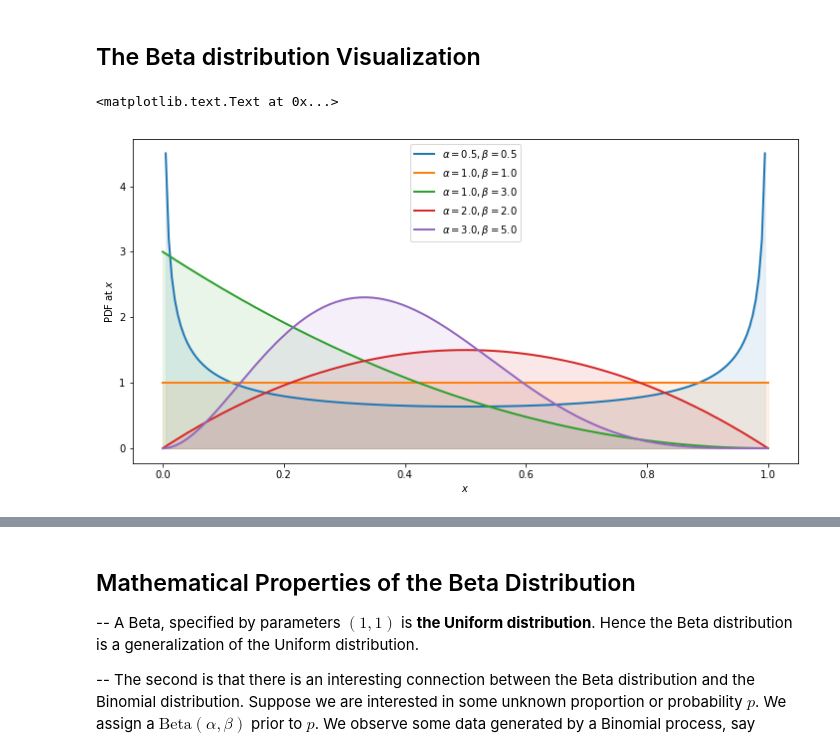
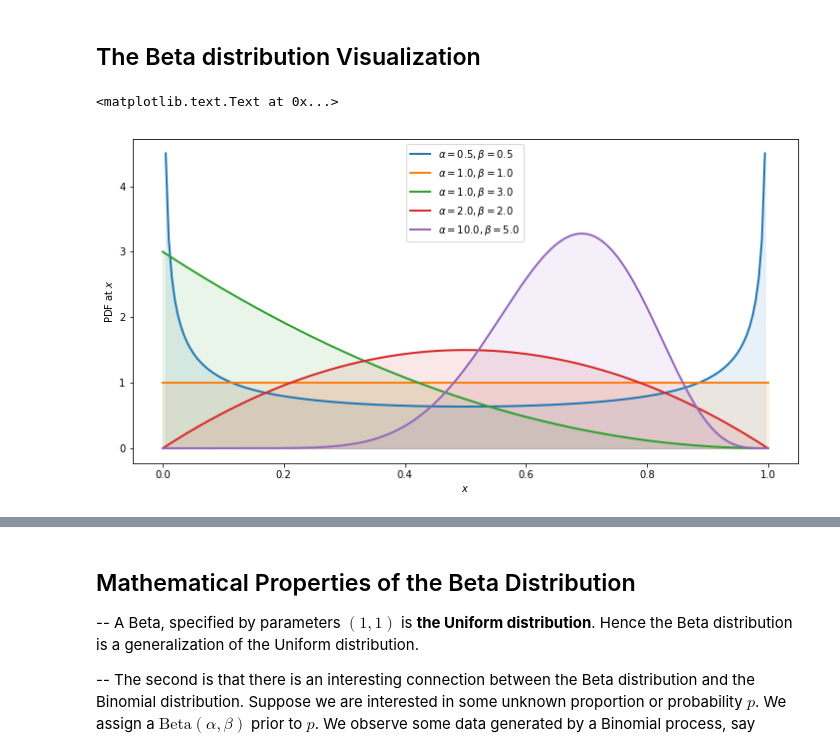
Before and after one commit to Analyticsanalytics/deep-ml-meetups, a Jupyter notebook: RL-2017/BayesianLearning.ipynb, the cells around one changed output, grey strips where cells are left out. Cells and saved outputs as stored; diff of their text form; code cells hidden in the pictures.

```diff
--- a/RL-2017/BayesianLearning.ipynb
+++ b/RL-2017/BayesianLearning.ipynb
@@ -197,21 +216,21 @@ The random variable $X$ is only allowed in [0,1], making the Beta distribution a
 # %%
 beta = scipy.stats.beta
 x = np.linspace(0,1, num=200)
 
 
 fig = plt.figure(figsize=(12,6))
-for a, b, c in zip([0.5, 1, 1, 2, 3], [0.5, 1, 3, 2, 5], colors):
+for a, b, c in zip([0.5, 1, 1, 2, 10], [0.5, 1, 3, 2, 5], colors):
     plt.plot(x, beta.pdf(x, a, b), lw=2,
              c=c, label = r"$\alpha = {0:.1f}, \beta={1:.1f}$".format(a, b))
     plt.fill_between(x, beta.pdf(x, a, b), color=c, alpha = .1)
 
 
 plt.legend(loc=0)
 plt.ylabel("PDF at $x$")
 plt.xlabel("$x$")
 # %% [output]
 <matplotlib.text.Text at 0x...>
-[figure, old version]
+[figure, new version]
 # %% [markdown]
 ## CDF (Cumulative Distribution Function) of Beta
 
```
Also changed, not shown: parts of 12 cells of this notebook, 1 other file.
